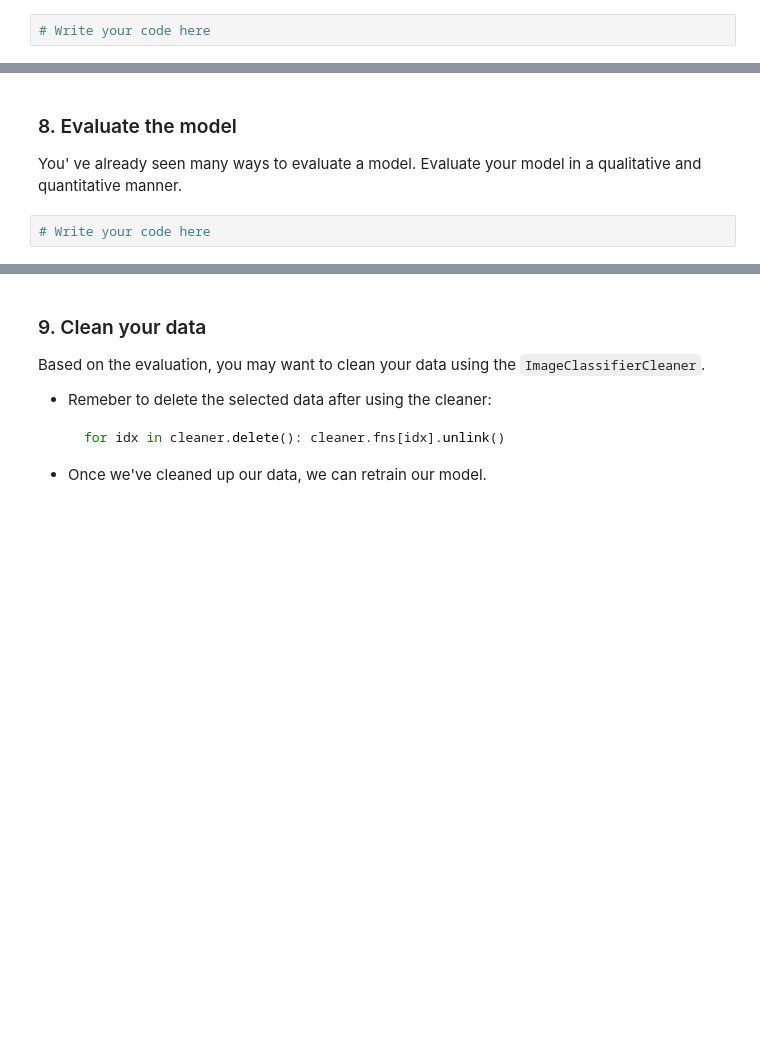
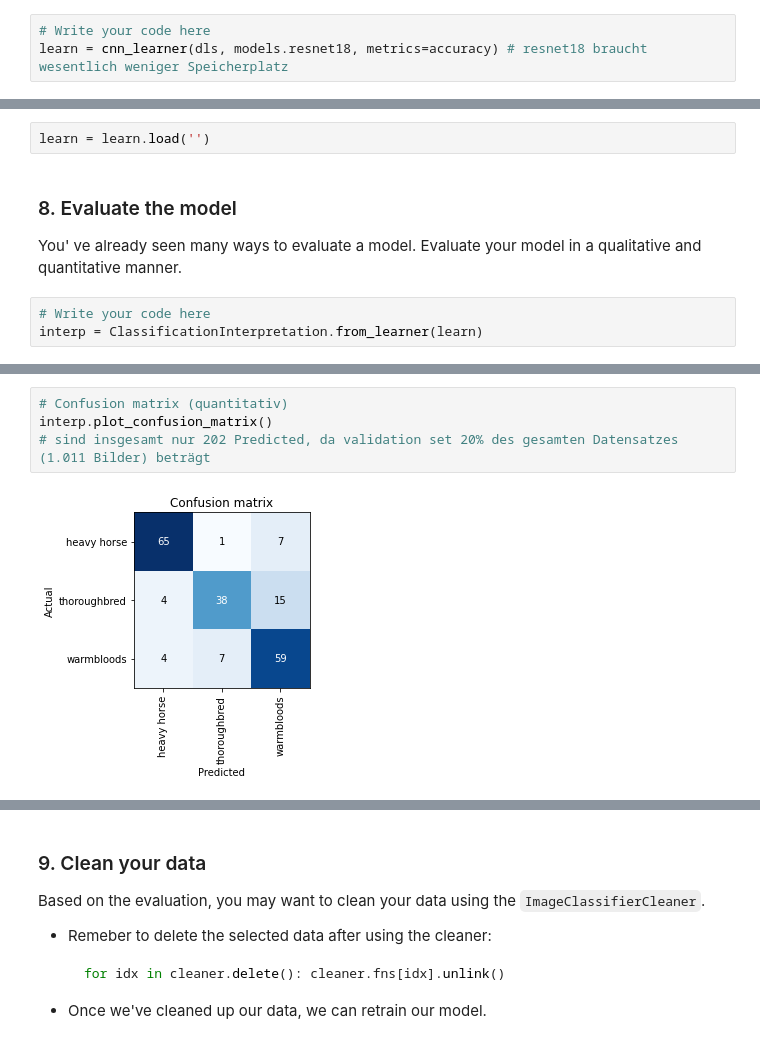
Before and after one commit to pds2021/a5-TJopp, a Jupyter notebook: Assignment_5.ipynb, the cells around one changed output, grey strips where cells are left out. Cells and saved outputs as stored; diff of their text form; blank space fills up the shorter version.

```diff
--- a/Assignment_5.ipynb
+++ b/Assignment_5.ipynb
@@ -237,6 +220,7 @@ Create an appropriate learner for your data
 - Choose appropriate [metrics](https://docs.fast.ai/metrics.html) for your task
 # %%
 # Write your code here
+learn = cnn_learner(dls, models.resnet18, metrics=accuracy) # resnet18 braucht wesentlich weniger Speicherplatz
 # %% [markdown]
 ### 7. Fit the model
 
@@ -246,6 +310,9 @@ Use your knowdledge on model training to fit your model!
+# %%
+learn = learn.load('')
 # %% [markdown]
 ### 8. Evaluate the model
 
 You' ve already seen many ways to evaluate a model. Evaluate your model in a qualitative and quantitative manner.
 # %%
 # Write your code here
+interp = ClassificationInterpretation.from_learner(learn)
@@ -251,0 +351,6 @@ You' ve already seen many ways to evaluate a model. Evaluate your model in a qua
+# %%
+# Confusion matrix (quantitativ)
+interp.plot_confusion_matrix()
+# sind insgesamt nur 202 Predicted, da validation set 20% des gesamten Datensatzes (1.011 Bilder) beträgt
+# %% [output]
+[figure, added]
```
Also changed, not shown: parts of 37 cells of this notebook.
